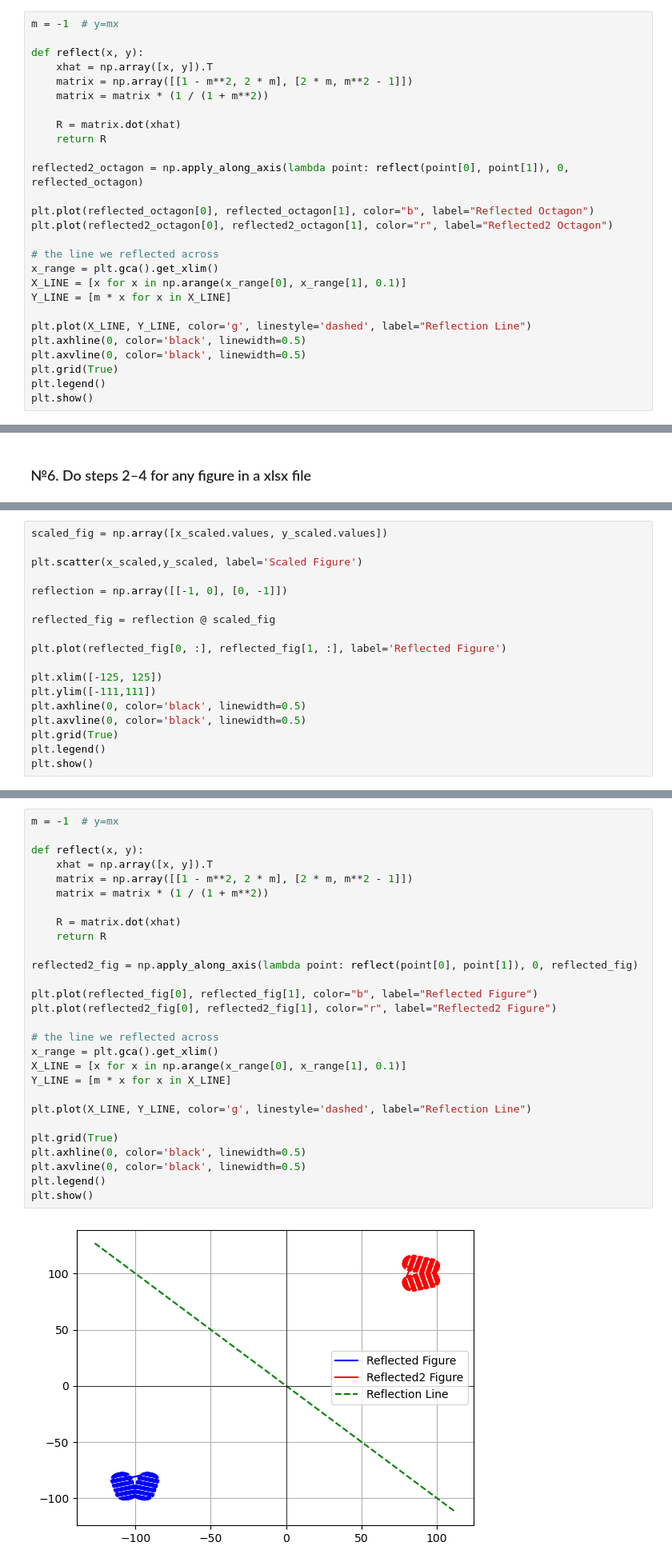
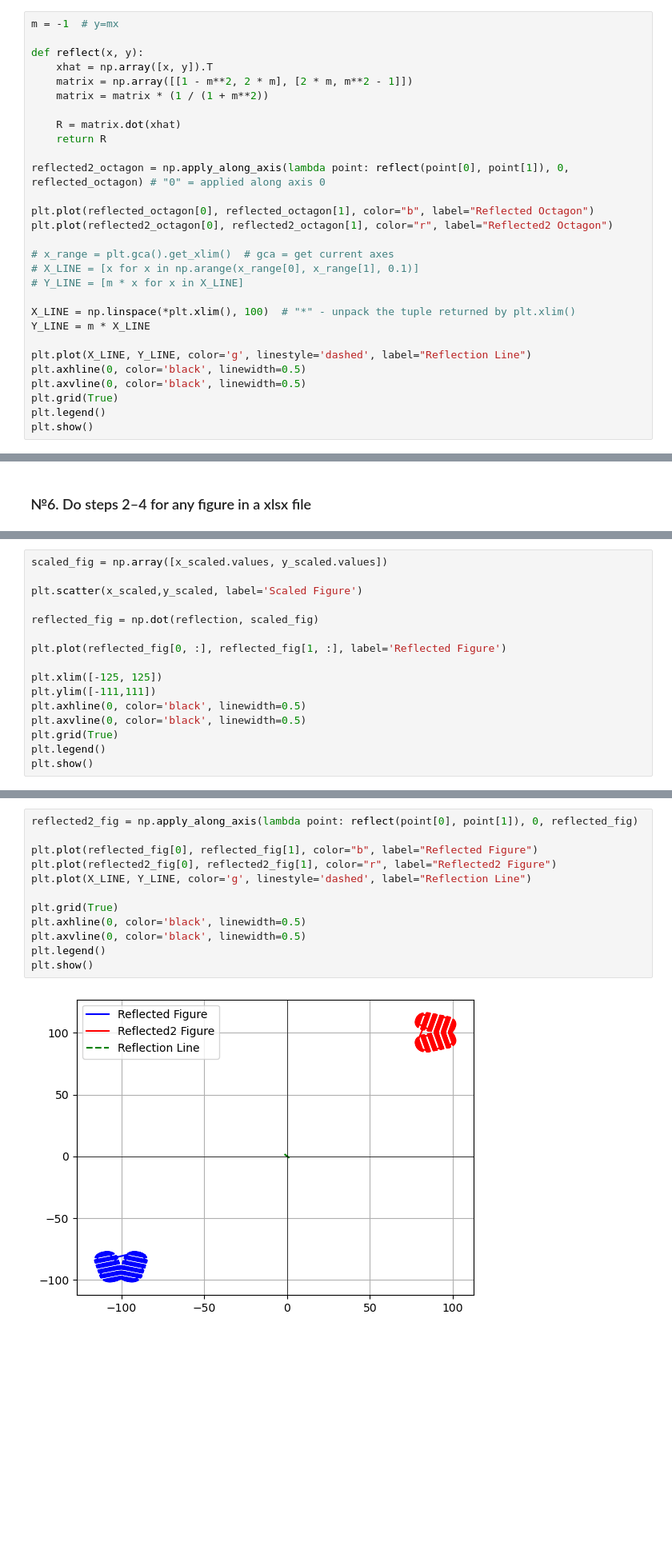
Before and after one commit to darenky/Computer_Graphics, a Jupyter notebook: lab1/Lab1_CG.ipynb, the cells around one changed output, grey strips where cells are left out. Shown: that part at 80% size. Cells and saved outputs as stored; diff of their text form; blank space fills up the shorter version.

```diff
--- a/lab1/Lab1_CG.ipynb
+++ b/lab1/Lab1_CG.ipynb
@@ -91,15 +96,17 @@ def reflect(x, y):
     R = matrix.dot(xhat)
     return R
 
-reflected2_octagon = np.apply_along_axis(lambda point: reflect(point[0], point[1]), 0, reflected_octagon)
+reflected2_octagon = np.apply_along_axis(lambda point: reflect(point[0], point[1]), 0, reflected_octagon) # "0" = applied along axis 0
 
 plt.plot(reflected_octagon[0], reflected_octagon[1], color="b", label="Reflected Octagon")
 plt.plot(reflected2_octagon[0], reflected2_octagon[1], color="r", label="Reflected2 Octagon")
 
-# the line we reflected across
-x_range = plt.gca().get_xlim()
-X_LINE = [x for x in np.arange(x_range[0], x_range[1], 0.1)]
-Y_LINE = [m * x for x in X_LINE]
+# x_range = plt.gca().get_xlim()  # gca = get current axes
+# X_LINE = [x for x in np.arange(x_range[0], x_range[1], 0.1)]
+# Y_LINE = [m * x for x in X_LINE]
+
+X_LINE = np.linspace(*plt.xlim(), 100)  # "*" - unpack the tuple returned by plt.xlim()
+Y_LINE = m * X_LINE
 
 plt.plot(X_LINE, Y_LINE, color='g', linestyle='dashed', label="Reflection Line")
 plt.axhline(0, color='black', linewidth=0.5)
@@ -150,9 +157,7 @@ scaled_fig = np.array([x_scaled.values, y_scaled.values])
 
 plt.scatter(x_scaled,y_scaled, label='Scaled Figure')
 
-reflection = np.array([[-1, 0], [0, -1]])
-
-reflected_fig = reflection @ scaled_fig
+reflected_fig = np.dot(reflection, scaled_fig)
 
 plt.plot(reflected_fig[0, :], reflected_fig[1, :], label='Reflected Figure')
 
@@ -166,32 +171,16 @@ plt.show()
 # %% [output]
 [figure]
 # %%
-m = -1  # y=mx
-
-def reflect(x, y):
-    xhat = np.array([x, y]).T
-    matrix = np.array([[1 - m**2, 2 * m], [2 * m, m**2 - 1]])
-    matrix = matrix * (1 / (1 + m**2))
-
-    R = matrix.dot(xhat)
-    return R
-
 reflected2_fig = np.apply_along_axis(lambda point: reflect(point[0], point[1]), 0, reflected_fig)
 
 plt.plot(reflected_fig[0], reflected_fig[1], color="b", label="Reflected Figure")
 plt.plot(reflected2_fig[0], reflected2_fig[1], color="r", label="Reflected2 Figure")
-
-# the line we reflected across
-x_range = plt.gca().get_xlim()
-X_LINE = [x for x in np.arange(x_range[0], x_range[1], 0.1)]
-Y_LINE = [m * x for x in X_LINE]
-
 plt.plot(X_LINE, Y_LINE, color='g', linestyle='dashed', label="Reflection Line")
 
 plt.grid(True)
 plt.axhline(0, color='black', linewidth=0.5)
 plt.axvline(0, color='black', linewidth=0.5)
 plt.legend()
 plt.show()
 # %% [output]
-[figure, old version]
+[figure, new version]
```
Also changed, not shown: parts of 5 cells of this notebook.
